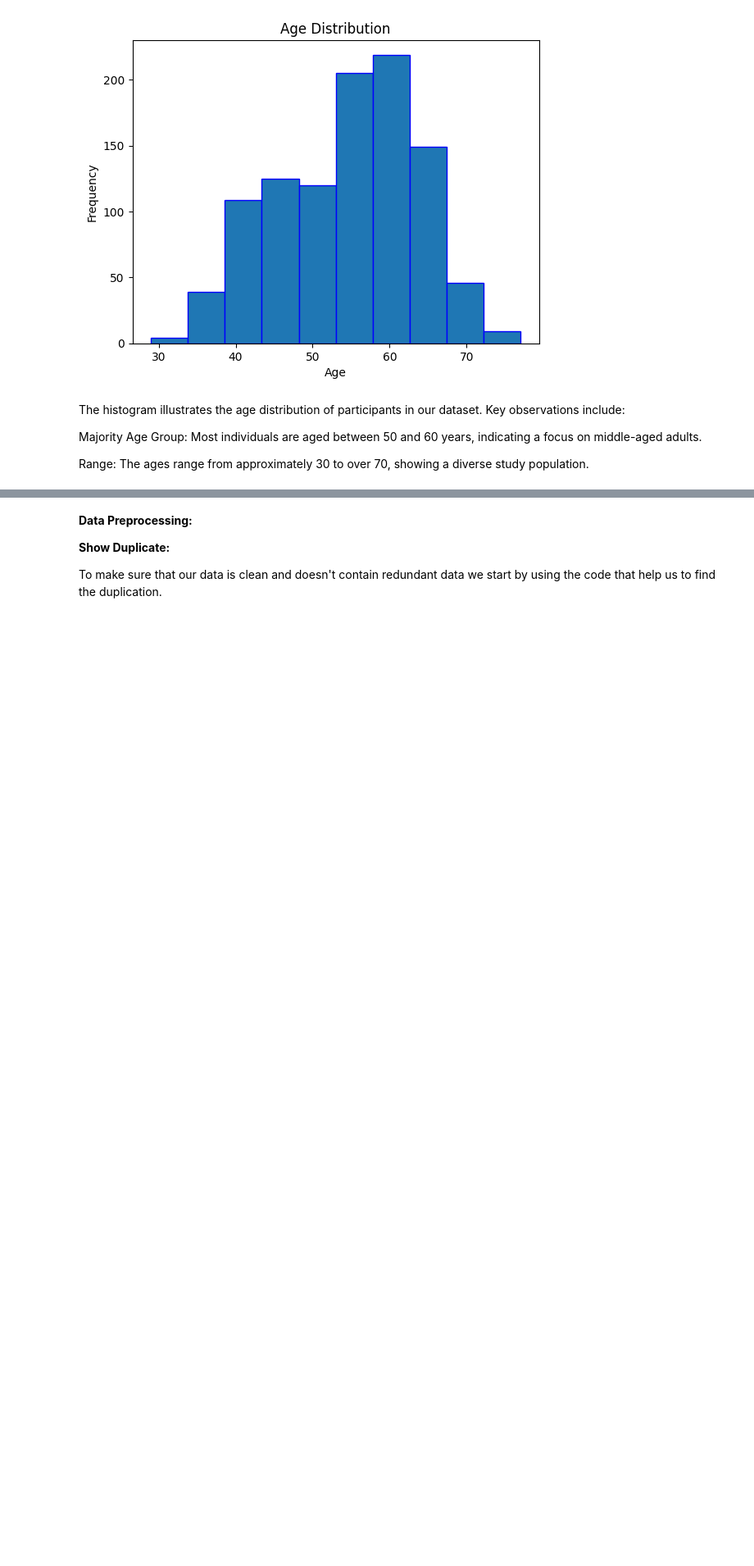
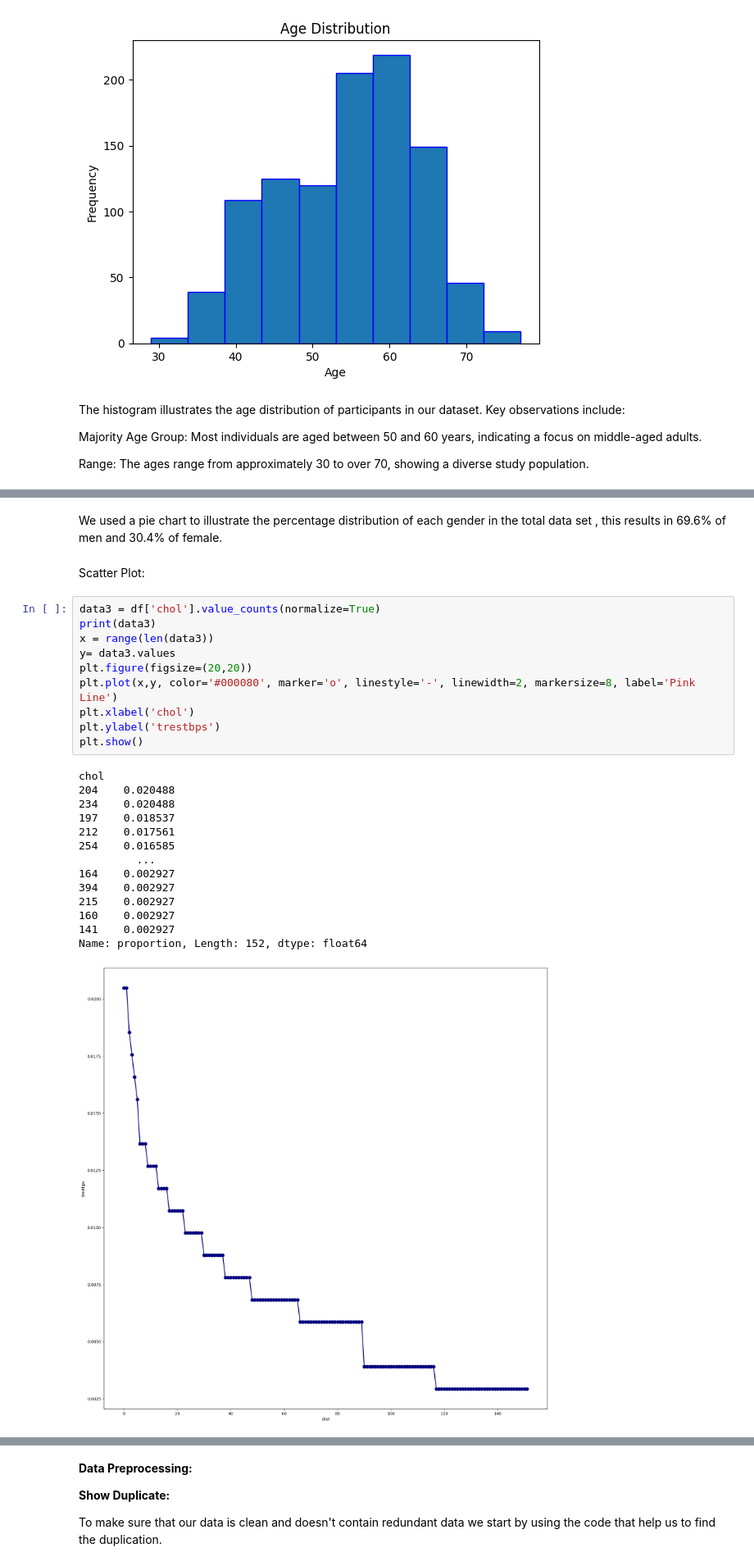
Before and after one commit to JoudySaleh-IT/IT326, a Jupyter notebook: Phase2.ipynb, the cells around one changed output, grey strips where cells are left out. Shown: that part at 82% size. Drawn from its saved outputs; the diff is of its cells as text; blank space fills up the shorter version.

```diff
--- a/Phase2.ipynb
+++ b/Phase2.ipynb
@@ -234,0 +256,29 @@ Range: The ages range from approximately 30 to over 70, showing a diverse study
+# %% [markdown]
+We used a pie chart to illustrate the percentage distribution of each gender in the total data set , this results in 69.6% of men and 30.4% of female.
+# %% [markdown]
+Scatter Plot:
+# %%
+data3 = df['chol'].value_counts(normalize=True)
+print(data3)
+x = range(len(data3))
+y= data3.values
+plt.figure(figsize=(20,20))
+plt.plot(x,y, color='#000080', marker='o', linestyle='-', linewidth=2, markersize=8, label='Pink Line')
+plt.xlabel('chol')
+plt.ylabel('trestbps')
+plt.show()
+# %% [output]
+chol
+204    0.020488
+234    0.020488
+197    0.018537
+212    0.017561
+254    0.016585
+         ...
+164    0.002927
+394    0.002927
+215    0.002927
+160    0.002927
+141    0.002927
+Name: proportion, Length: 152, dtype: float64
+[figure, added]
```
Also changed, not shown: parts of 19 cells of this notebook.
